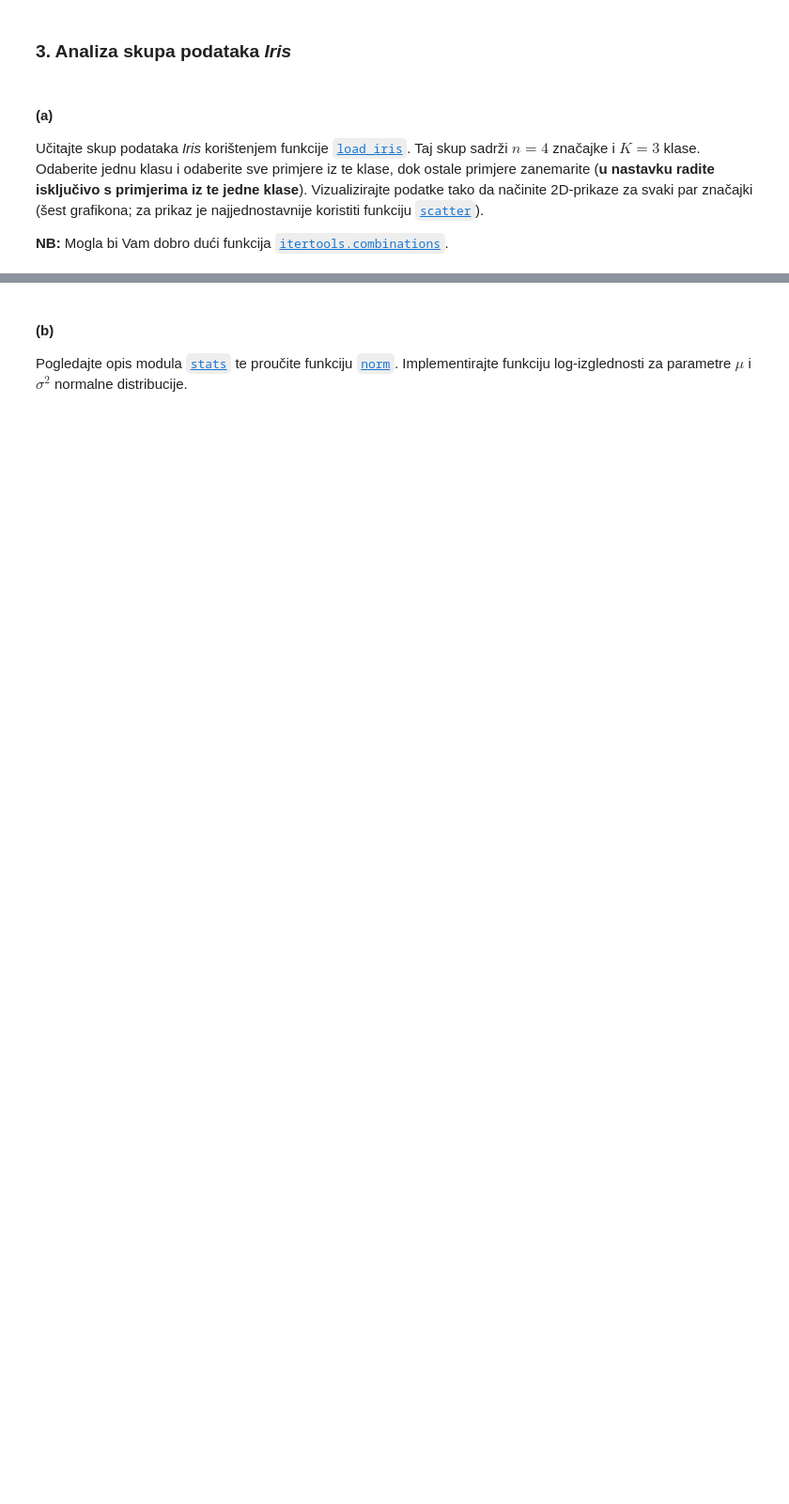
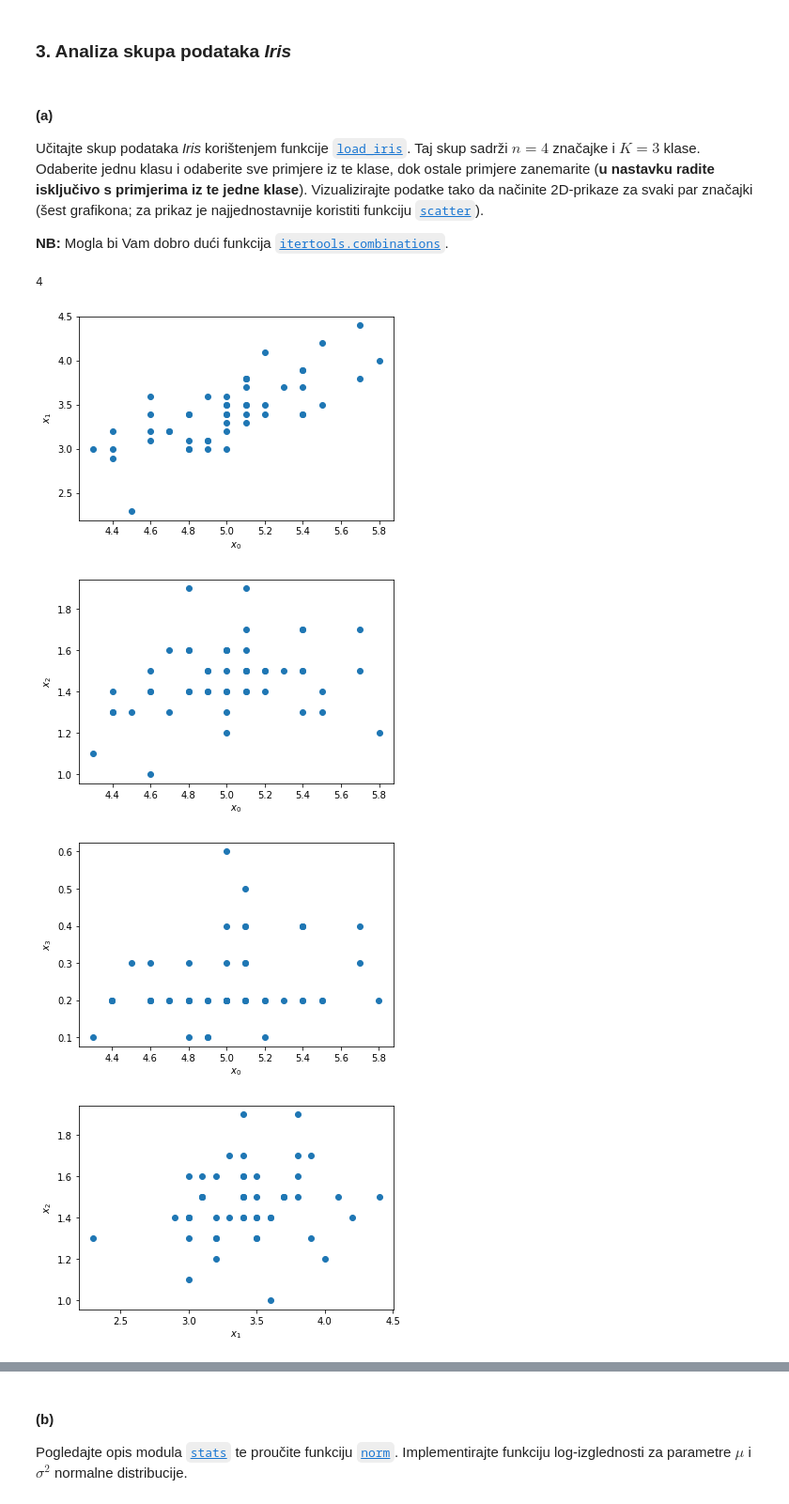
Before and after one commit to tomislavbjelcic/fer-tomislav, a Jupyter notebook: semestar_7/strojno/lab/SU1-2021-13-14-Procjena-parametara.ipynb, the cells around one changed output, grey strips where cells are left out. Shown: that part at 94% size. Cells and saved outputs as stored; diff of their text form; code cells hidden in the pictures; blank space fills up the shorter version.

```diff
--- a/semestar_7/strojno/lab/SU1-2021-13-14-Procjena-parametara.ipynb
+++ b/semestar_7/strojno/lab/SU1-2021-13-14-Procjena-parametara.ipynb
@@ -145,0 +181,29 @@ import itertools as it
+# %%
+from sklearn.datasets import load_iris
+import itertools as it
+
+# Vaš kôd ovdje...
+X, y = load_iris(return_X_y=True)
+n = X.shape[1]
+print(n)
+cl = 0
+data_cl = []
+for i in range(len(X)):
+    if y[i]==cl:
+        data_cl.append(X[i])
+X_cl = np.array(data_cl)
+
+combs = it.combinations(range(n), 2)
+for i,j in combs:
+    feat_i = X_cl[:,i]
+    feat_j = X_cl[:, j]
+    plt.scatter(feat_i, feat_j)
+    plt.xlabel("$x_{}$".format(i))
+    plt.ylabel("$x_{}$".format(j))
+    plt.show()
+# %% [output]
+4
+[figure, added]
+[figure, added]
+[figure, added]
+[figure, added]
```
Also changed, not shown: parts of 14 cells of this notebook.
